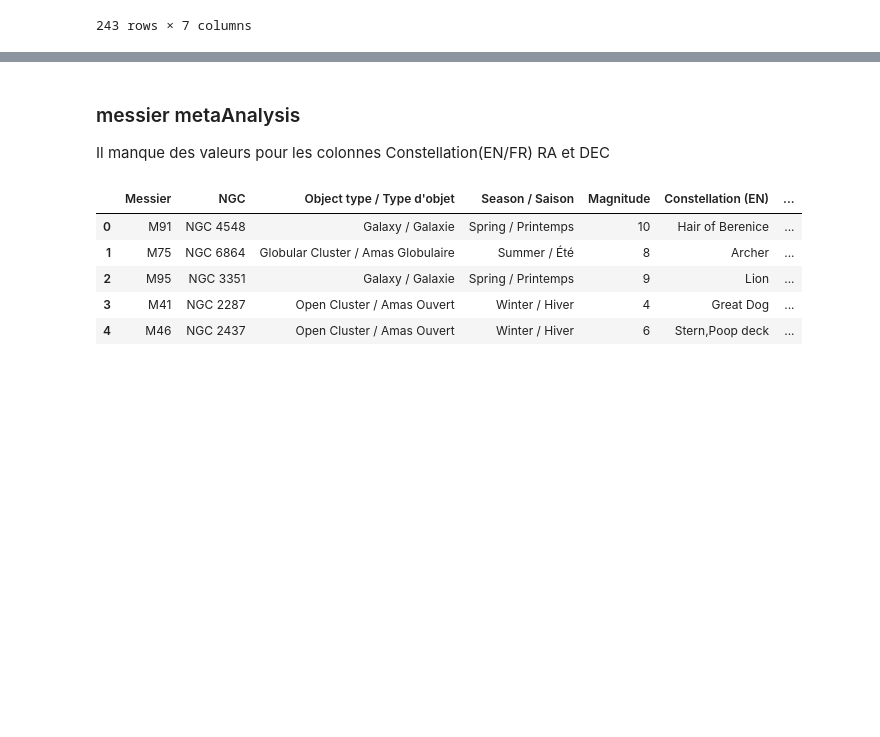
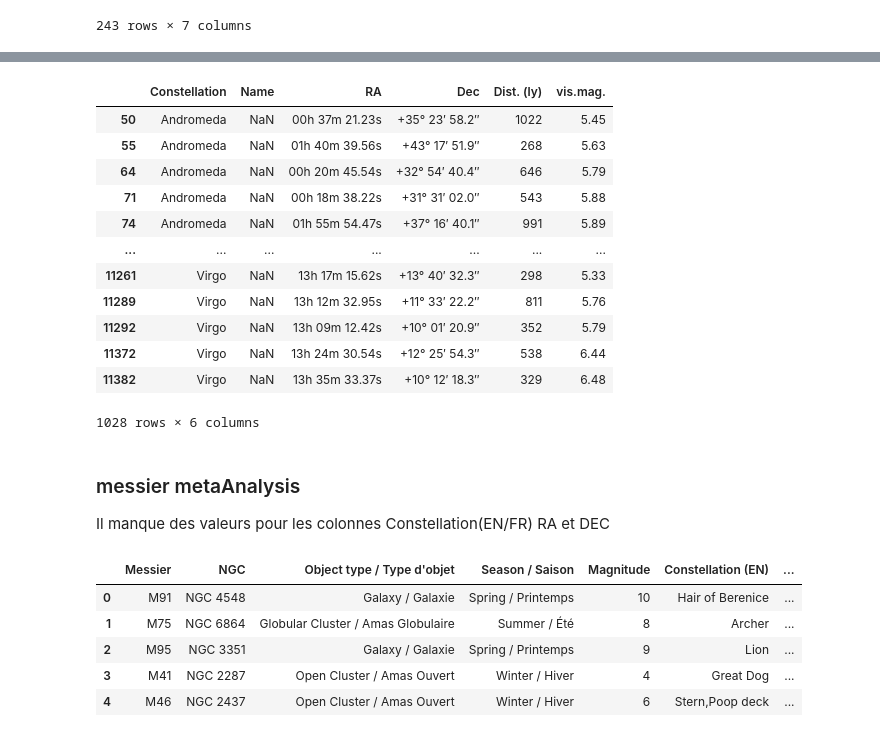
Before and after one commit to LAlto96/openclassrooms-da-p8, a Jupyter notebook: Astro/DataPrep.ipynb, the cells around one changed output, grey strips where cells are left out. Cells and saved outputs as stored; diff of their text form; code cells hidden in the pictures; blank space fills up the shorter version.

Commit message:
Clensing the constellation's stars dataset to begin the Dashboard visualisation. This step will need further investigations

```diff
--- a/Astro/DataPrep.ipynb
+++ b/Astro/DataPrep.ipynb
@@ -142,3 +144,7 @@ df_constWikiScrap_Stars[df_constWikiScrap_Stars['Constellation']=='Monoceros']
 | 7333 | Monoceros | 06h 34m 37.63s | young stellar object\n | Monoceros R2 IRS 3 | NaN | NaN | NaN |
 | 7334 | Monoceros | NaN | NaN | young stellar object\n | NaN | NGC 2264 IRS 1 | NaN |
 243 rows × 7 columns
+# %%
+df_constWikiScrap_Stars_clensed=df_constWikiScrap_Stars[df_constWikiScrap_Stars['Constellation']!='Mensa']
+df_constWikiScrap_Stars_clensed=df_constWikiScrap_Stars_clensed[df_constWikiScrap_Stars_clensed['Constellation']!='Monoceros']
+show(metadata(get_dataframe_info(df_constWikiScrap_Stars_clensed),'constWikiScrap_Stars_metaAnalysis_clensed',11500))
@@ -144,0 +173,5 @@ df_constWikiScrap_Stars[df_constWikiScrap_Stars['Constellation']=='Monoceros']
+# %%
+df_constWikiScrap_Stars_clensed = df_constWikiScrap_Stars_clensed.drop(columns=['abs.mag.'])
+df_constWikiScrap_Stars_clensed = df_constWikiScrap_Stars_clensed[~df_constWikiScrap_Stars_clensed['vis.mag.'].isnull()]
+df_constWikiScrap_Stars_clensed = df_constWikiScrap_Stars_clensed[~df_constWikiScrap_Stars_clensed['Dist. (ly)'].isnull()]
+show(metadata(get_dataframe_info(df_constWikiScrap_Stars_clensed),'constWikiScrap_Stars_metaAnalysis_clensed',11500))
@@ -145,3 +181,19 @@ df_constWikiScrap_Stars[df_constWikiScrap_Stars['Constellation']=='Monoceros']
+# %%
+df_constWikiScrap_Stars_clensed[df_constWikiScrap_Stars_clensed['Name'].isnull()]
+# %% [output]
+|  | Constellation | Name | RA | Dec | Dist. (ly) | vis.mag. |
+| 50 | Andromeda | NaN | 00h 37m 21.23s | +35° 23′ 58.2″ | 1022 | 5.45 |
+| 55 | Andromeda | NaN | 01h 40m 39.56s | +43° 17′ 51.9″ | 268 | 5.63 |
+| 64 | Andromeda | NaN | 00h 20m 45.54s | +32° 54′ 40.4″ | 646 | 5.79 |
+| 71 | Andromeda | NaN | 00h 18m 38.22s | +31° 31′ 02.0″ | 543 | 5.88 |
+| 74 | Andromeda | NaN | 01h 55m 54.47s | +37° 16′ 40.1″ | 991 | 5.89 |
+| ... | ... | ... | ... | ... | ... | ... |
+| 11261 | Virgo | NaN | 13h 17m 15.62s | +13° 40′ 32.3″ | 298 | 5.33 |
+| 11289 | Virgo | NaN | 13h 12m 32.95s | +11° 33′ 22.2″ | 811 | 5.76 |
+| 11292 | Virgo | NaN | 13h 09m 12.42s | +10° 01′ 20.9″ | 352 | 5.79 |
+| 11372 | Virgo | NaN | 13h 24m 30.54s | +12° 25′ 54.3″ | 538 | 6.44 |
+| 11382 | Virgo | NaN | 13h 35m 33.37s | +10° 12′ 18.3″ | 329 | 6.48 |
+1028 rows × 6 columns
 # %% [markdown]
 ### messier metaAnalysis
 Il manque des valeurs pour les colonnes Constellation(EN/FR) RA et DEC
```
Also changed, not shown: parts of 6 cells of this notebook.
